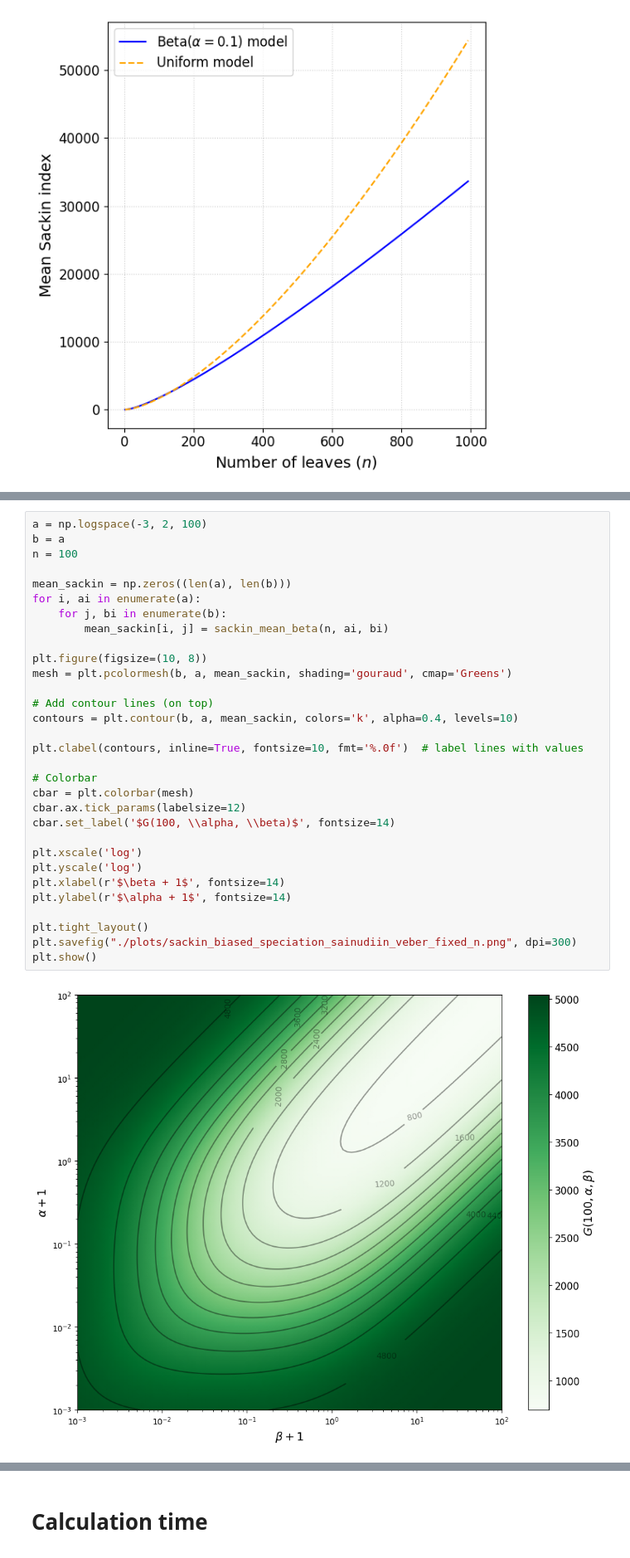
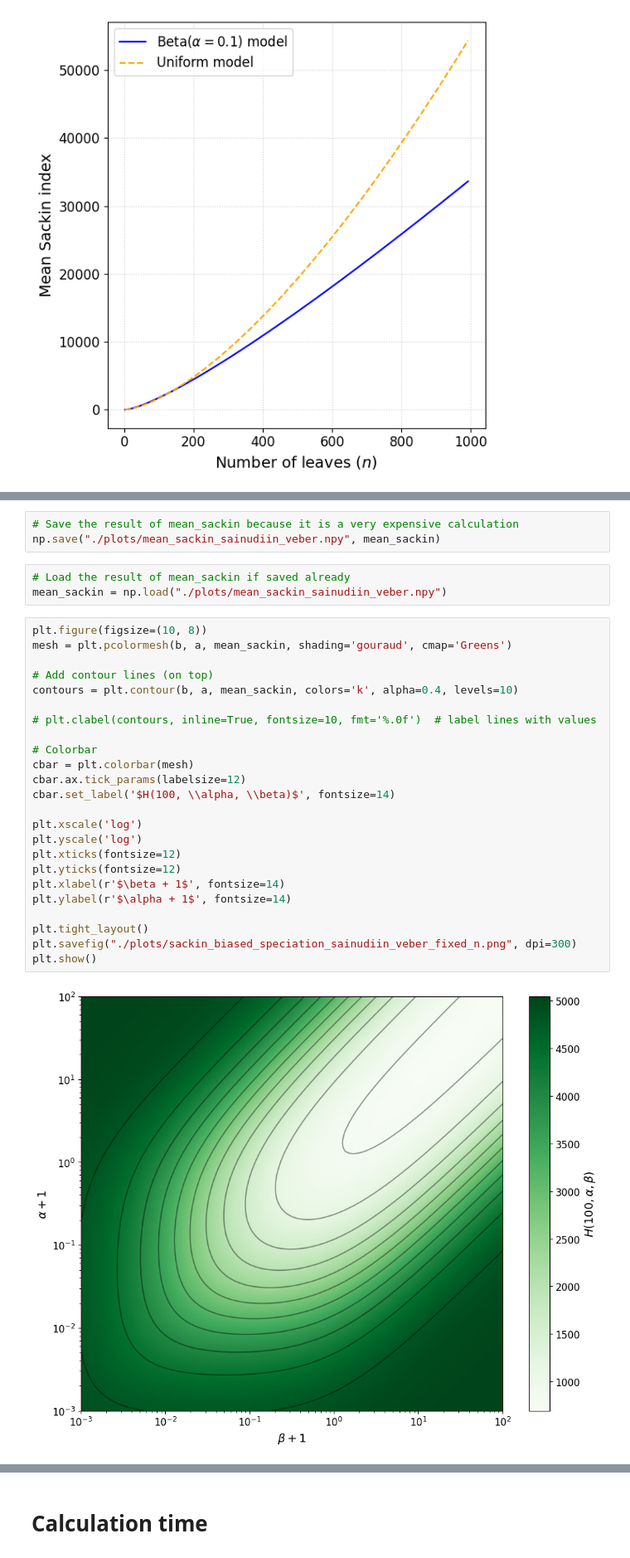
Before and after one commit to dbauman18/biased_speciation_calculation, a Jupyter notebook: biased_speciation.ipynb, the cells around one changed output, grey strips where cells are left out. Shown at 83% size. Cells and saved outputs as stored; diff of their text form.

Commit message:
updated plots with new labels

```diff
--- a/biased_speciation.ipynb
+++ b/biased_speciation.ipynb
@@ -314,33 +325,32 @@ plt.show()
+# %%
+# Save the result of mean_sackin because it is a very expensive calculation
+np.save("./plots/mean_sackin_sainudiin_veber.npy", mean_sackin)
+# %%
+# Load the result of mean_sackin if saved already
+mean_sackin = np.load("./plots/mean_sackin_sainudiin_veber.npy")
 # %%
-a = np.logspace(-3, 2, 100)
-b = a
-n = 100
-
-mean_sackin = np.zeros((len(a), len(b)))
-for i, ai in enumerate(a):
-    for j, bi in enumerate(b):
-        mean_sackin[i, j] = sackin_mean_beta(n, ai, bi)
-
 plt.figure(figsize=(10, 8))
 mesh = plt.pcolormesh(b, a, mean_sackin, shading='gouraud', cmap='Greens')
 
 # Add contour lines (on top)
 contours = plt.contour(b, a, mean_sackin, colors='k', alpha=0.4, levels=10)
 
-plt.clabel(contours, inline=True, fontsize=10, fmt='%.0f')  # label lines with values
+# plt.clabel(contours, inline=True, fontsize=10, fmt='%.0f')  # label lines with values
 
 # Colorbar
 cbar = plt.colorbar(mesh)
 cbar.ax.tick_params(labelsize=12)
-cbar.set_label('$G(100, \\alpha, \\beta)$', fontsize=14)
+cbar.set_label('$H(100, \\alpha, \\beta)$', fontsize=14)
 
 plt.xscale('log')
 plt.yscale('log')
+plt.xticks(fontsize=12)
+plt.yticks(fontsize=12)
 plt.xlabel(r'$\beta + 1$', fontsize=14)
 plt.ylabel(r'$\alpha + 1$', fontsize=14)
 
 plt.tight_layout()
 plt.savefig("./plots/sackin_biased_speciation_sainudiin_veber_fixed_n.png", dpi=300)
 plt.show()
 # %% [output]
-[figure, old version]
+[figure, new version]
```
Also changed, not shown: parts of 12 cells of this notebook, 12 other files.
